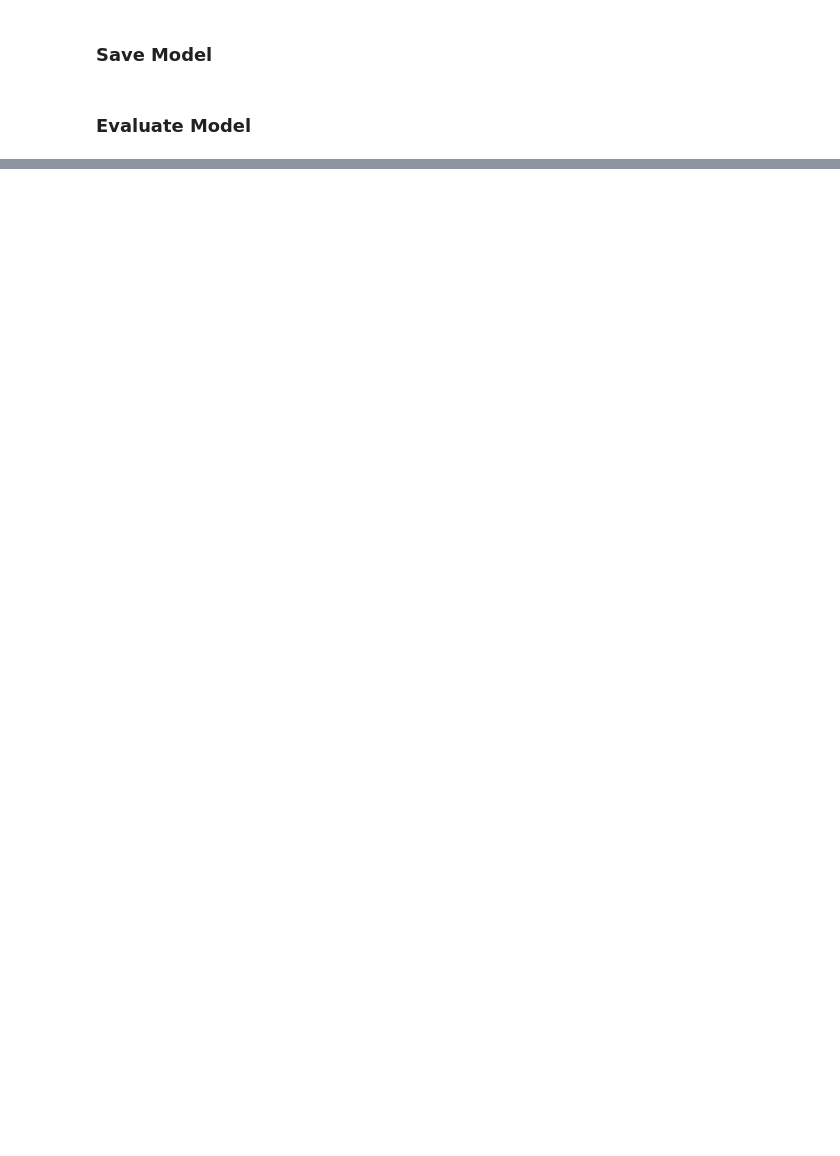
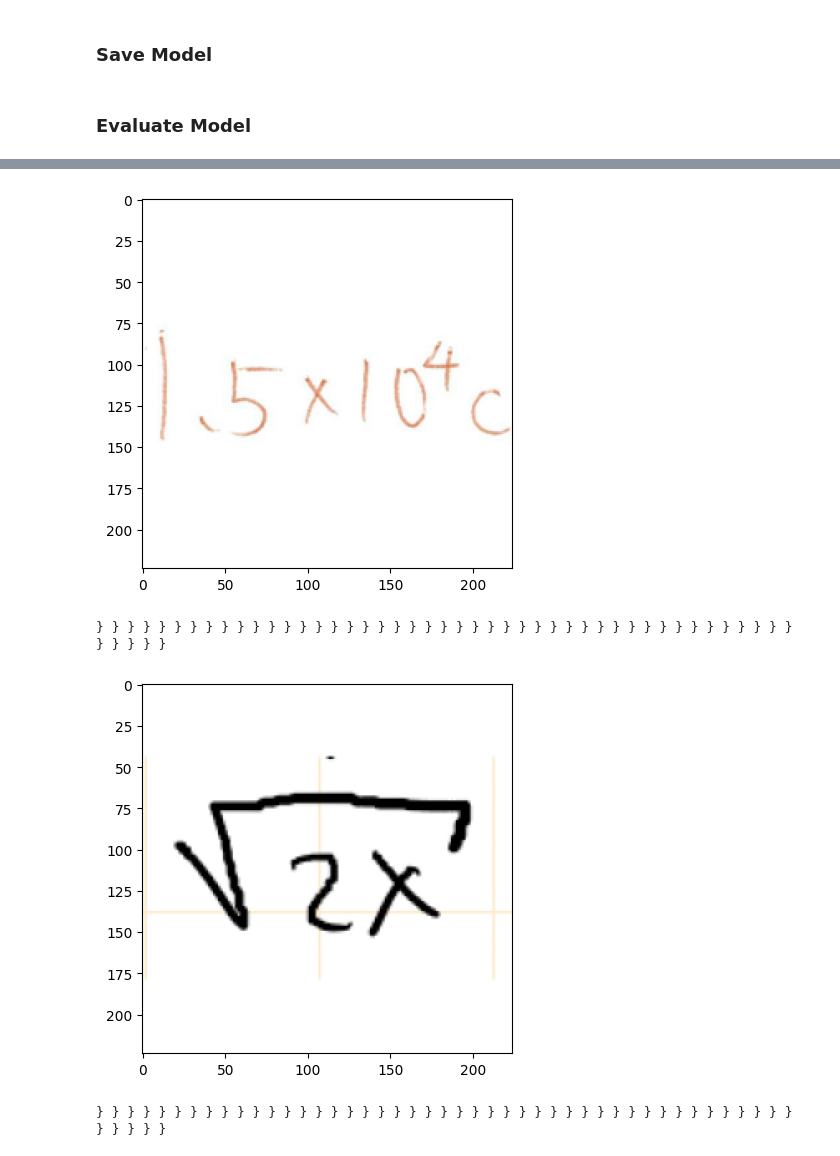
Before and after one commit to M-Serrano-Altena/Math-Image-Recognition, a Jupyter notebook: Own Notebooks/char-recognition-CROHME23.ipynb, the cells around one changed output, grey strips where cells are left out. Cells and saved outputs as stored; diff of their text form; code cells hidden in the pictures; blank space fills up the shorter version.

```diff
--- a/Own Notebooks/char-recognition-CROHME23.ipynb
+++ b/Own Notebooks/char-recognition-CROHME23.ipynb
@@ -795,0 +883,24 @@ plt.imshow(image_test, cmap='gray')
+# %%
+import matplotlib.pyplot as plt
+
+image_test = load_image("CROHME23/TC11_CROHME23/IMG/test/CROHME2023_test/form_5_175_E874.png")
+plt.imshow(image_test, cmap='gray')
+plt.show()
+
+image_test = tf.expand_dims(image_test, axis=0)
+prediction_token_ids = tf.squeeze(predict_tokens(model, image_test, START_TOKEN, END_TOKEN), axis=0).numpy()
+print(tokenizer.decode(prediction_token_ids))
+
+# print(os.path.isfile("../Images characters/Handwritten/Math - Complex/eq_008.png"))
+image_test = load_image("../Images characters/Handwritten/Math - Complex/eq_008.png")
+plt.imshow(image_test, cmap='gray')
+plt.show()
+
+image_test = tf.expand_dims(image_test, axis=0)
+prediction_token_ids = tf.squeeze(predict_tokens(model, image_test, START_TOKEN, END_TOKEN), axis=0).numpy()
+print(tokenizer.decode(prediction_token_ids))
+# %% [output]
+[figure, added]
+} } } } } } } } } } } } } } } } } } } } } } } } } } } } } } } } } } } } } } } } } } } } } } } } } }
+[figure, added]
+} } } } } } } } } } } } } } } } } } } } } } } } } } } } } } } } } } } } } } } } } } } } } } } } } }
```
Also changed, not shown: parts of 9 cells of this notebook, 4 other files.
